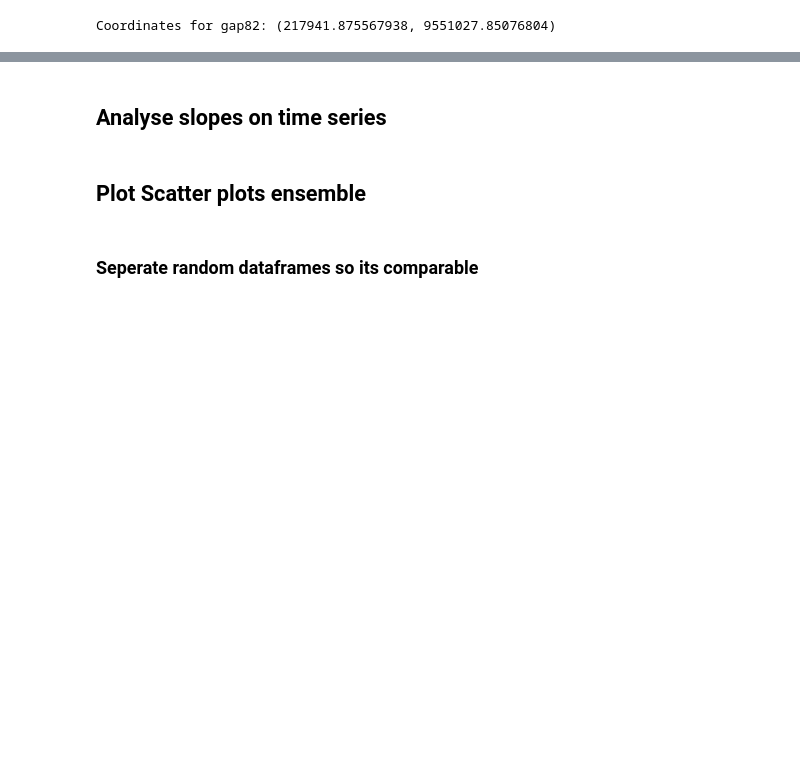
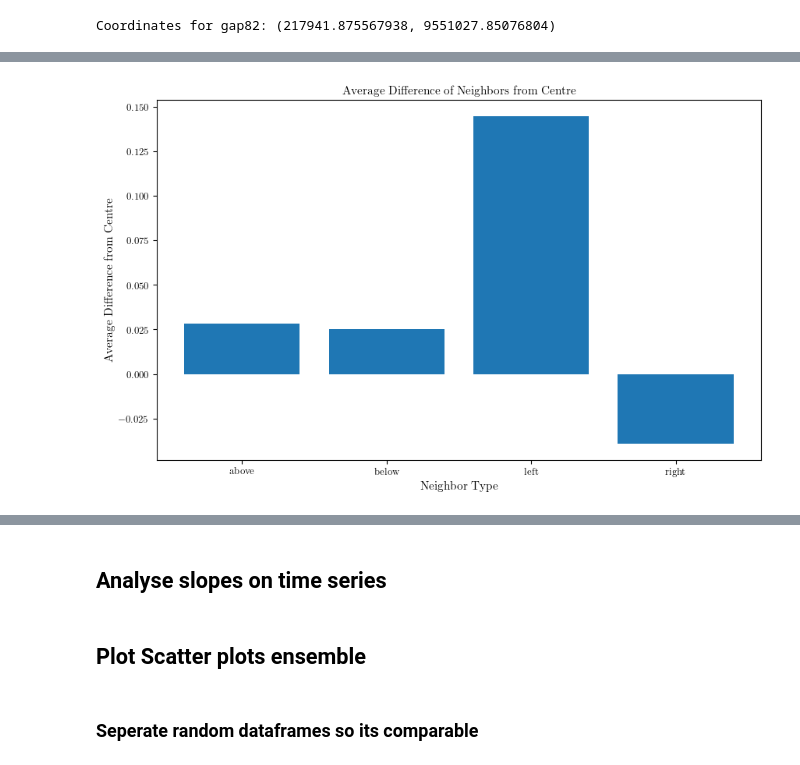
Before and after one commit to ol-webb/tree_gaps4, a Jupyter notebook: all_gaps_mk2/main1.ipynb, the cells around one changed output, grey strips where cells are left out. Cells and saved outputs as stored; diff of their text form; code cells hidden in the pictures; blank space fills up the shorter version.

```diff
--- a/all_gaps_mk2/main1.ipynb
+++ b/all_gaps_mk2/main1.ipynb
@@ -435,0 +592,44 @@ def process_gap_folders(base_folder, df, series_dataframe, random_series_datafra
+# %%
+import pandas as pd
+import matplotlib.pyplot as plt
+
+# Assuming try1 is your dataframe
+  # Replace with your actual dataframe if needed
+
+# Step 1: Calculate column means
+column_means = try1.mean(axis=0)
+
+# Step 2: Perform subtractions and calculate differences
+differences = {
+    'above': [],
+    'below': [],
+    'left': [],
+    'right': []
+}
+
+for col in try1.columns:
+    if 'centre' in col:
+        base_name = col.replace('_centre', '')
+        centre_mean = column_means[col]
+        above_mean = column_means.get(f'{base_name}_above', 0)
+        below_mean = column_means.get(f'{base_name}_below', 0)
+        left_mean = column_means.get(f'{base_name}_left', 0)
+        right_mean = column_means.get(f'{base_name}_right', 0)
+
+        differences['above'].append(above_mean - centre_mean)
+        differences['below'].append(below_mean - centre_mean)
+        differences['left'].append(left_mean - centre_mean)
+        differences['right'].append(right_mean - centre_mean)
+
+# Step 3: Average all of the differences to give 4 numbers
+average_differences = {key: sum(values) / len(values) for key, values in differences.items()}
+
+# Step 4: Plot on bar plot
+plt.figure(figsize=(10, 6))
+plt.bar(average_differences.keys(), average_differences.values())
+plt.xlabel('Neighbor Type')
+plt.ylabel('Average Difference from Centre')
+plt.title('Average Difference of Neighbors from Centre')
+plt.show()
+# %% [output]
+[figure, added]
```
Also changed, not shown: parts of 14 cells of this notebook.
